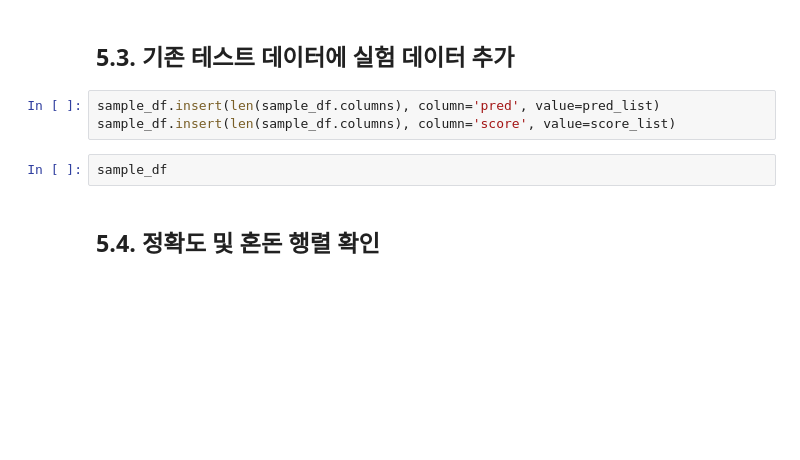
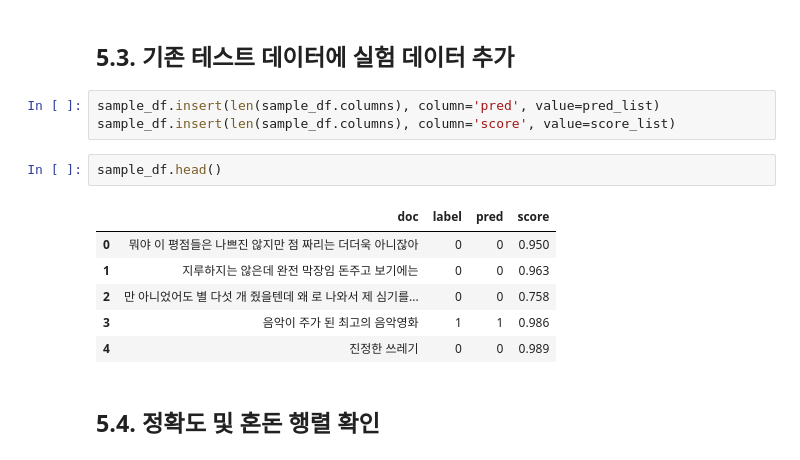
Before and after one commit to gonsoomoon-ml/NLP-HuggingFace-On-SageMaker, a Jupyter notebook: 1_NSMC-Classification/4_Serving/1.1.Rreal_time_endpoint.ipynb, the cells around one changed output. Saved outputs shown, nothing was run; the diff lists cells and outputs as text; blank space fills up the shorter version.

```diff
--- a/1_NSMC-Classification/4_Serving/1.1.Rreal_time_endpoint.ipynb
+++ b/1_NSMC-Classification/4_Serving/1.1.Rreal_time_endpoint.ipynb
@@ -361,7 +397,14 @@ pred_list, score_list = inference_batch(sample_df, chunk_size, runtime_client, h
 sample_df.insert(len(sample_df.columns), column='pred', value=pred_list)
 sample_df.insert(len(sample_df.columns), column='score', value=score_list)
 # %%
-sample_df
+sample_df.head()
+# %% [output]
+|  | doc | label | pred | score |
+| 0 | 뭐야 이 평점들은 나쁘진 않지만 점 짜리는 더더욱 아니잖아 | 0 | 0 | 0.950 |
+| 1 | 지루하지는 않은데 완전 막장임 돈주고 보기에는 | 0 | 0 | 0.963 |
+| 2 | 만 아니었어도 별 다섯 개 줬을텐데 왜 로 나와서 제 심기를... | 0 | 0 | 0.758 |
+| 3 | 음악이 주가 된 최고의 음악영화 | 1 | 1 | 0.986 |
+| 4 | 진정한 쓰레기 | 0 | 0 | 0.989 |
 # %% [markdown]
 ## 5.4. 정확도 및 혼돈 행렬 확인
 # %%
```
Also changed, not shown: parts of 18 cells of this notebook, 7 other files.
